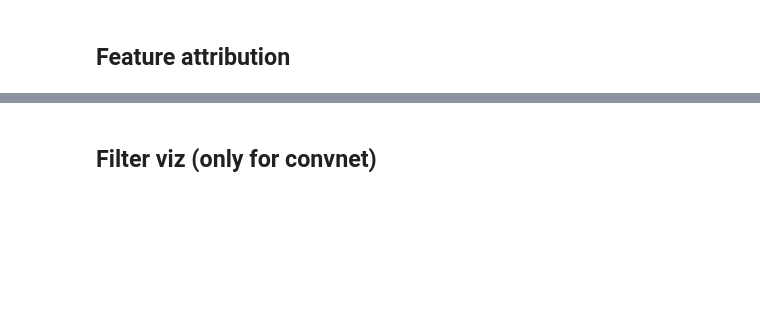
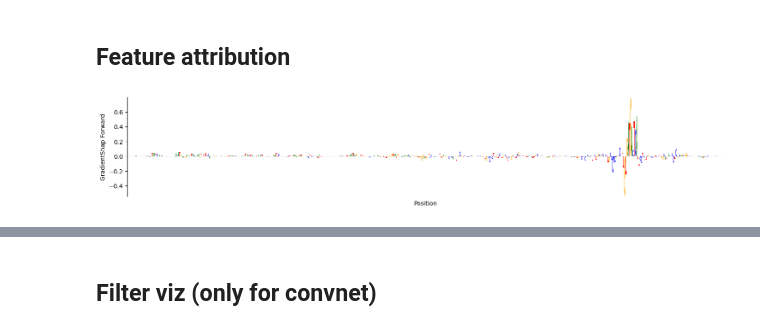
Before and after one commit to ML4GLand/EUGENe_paper, a Jupyter notebook: notebooks/kopp21/kopp21_interpretation.ipynb, the cells around one changed output, grey strips where cells are left out. Cells and saved outputs as stored; diff of their text form; code cells hidden in the pictures; blank space fills up the shorter version.

```diff
--- a/notebooks/kopp21/kopp21_interpretation.ipynb
+++ b/notebooks/kopp21/kopp21_interpretation.ipynb
@@ -33,10 +55,8 @@ eu.settings.verbosity = logging.ERROR
 # %% [markdown]
 # Load in the `leaf`, `proto` and `combined` test `SeqData`s
 # %%
-# Load in the preprocessed training data
-sdata_test = eu.dl.read_h5sd(
-    filename=os.path.join(eu.settings.output_dir, "jund_test_predictions_all.h5sd"),
-)
+# Read in the predictions
+sdata_test = sd.open_zarr(os.path.join(settings.output_dir, "test_predictions.zarr")).load()
 # %% [markdown]
 # Load the best model
 # %%
@@ -58,0 +104,2 @@ for method in saliency_methods:
+# %%
+sdata_test["rc_ohe_seq"] = sp.reverse_complement(sdata_test["ohe_seq"], sp.ALPHABETS["DNA"], length_axis=1, ohe_axis=2)
@@ -58,0 +119,4 @@ for method in saliency_methods:
+# %%
+# From the top 10 predicted sequences, identify the positions where we see significant attribution signal
+top10 = sdata_test[f"{model_type}_trial_{trial}_target_predictions"].to_series().sort_values(ascending=False).iloc[:10].index
+top10_idx = np.argsort(sdata_test[f"{model_type}_trial_{trial}_target_predictions"].values)[::-1][:10]
@@ -58,0 +127,16 @@ for method in saliency_methods:
+# %%
+ids = sdata_test["id"].values
+# %%
+# Use the ouptut from above to highlight specific seqlets
+pl.seq_track(
+    sdata_test,
+    seq_id=ids[top10[4]],
+    attrs_key="GradientShap_attrs",
+    ylab="GradientShap Forward",
+    figsize=(18, 3),
+    #highlights=[(387, 400)],
+    highlight_colors = ["lightcyan"],
+    #save=os.path.join(eu.settings.figure_dir, f"jund_best_{model_type}_model_GradientSHAP_forward_imps_top1_with_color.pdf")
+)
+# %% [output]
+[figure, added]
```
Also changed, not shown: parts of 34 cells of this notebook, 32 other files.
